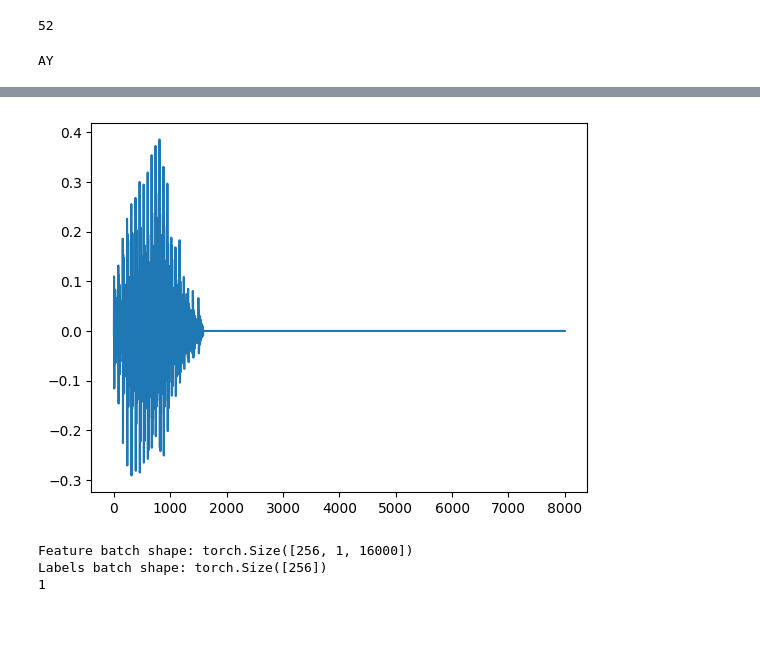
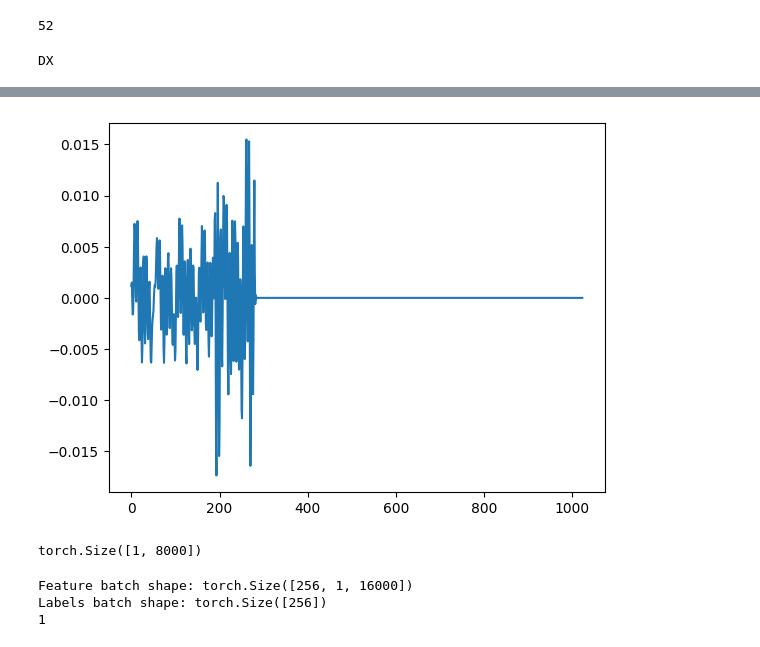
Before and after one commit to crazy-historian/runtime_speech_recognition, a Jupyter notebook: models/notebooks/m_model_under_the_hook.ipynb, the cells around one changed output, grey strips where cells are left out. Drawn from its saved outputs; the diff is of its cells as text; code cells hidden in the pictures.

```diff
--- a/models/notebooks/m_model_under_the_hook.ipynb
+++ b/models/notebooks/m_model_under_the_hook.ipynb
@@ -55,18 +55,24 @@ num_of_classes
 # %%
 transform = T.Resample(orig_freq=timit_framerate, new_freq=8000)
 transform_cpu = T.Resample(orig_freq=timit_framerate, new_freq=8000)
 
-item = 1
+item = 6
 timit_waveform = timit_dataset_train[item].data
 print(timit_dataset_train[item].label)
 
-transformed = transform(timit_waveform)
+chunk_size = 1024
+
+transformed = transform(timit_waveform)[..., :chunk_size]
 display(Audio(transformed.numpy(), rate=8000))
 plt.plot(transformed.t().numpy());
 # %% [output]
-AY
+DX
 [interactive output not drawn]
-[figure, old version]
+[figure, new version]
+# %%
+transformed[:1024].shape
+# %% [output]
+torch.Size([1, 8000])
 # %%
 def label_to_index(phone):
     return torch.tensor(labels.index(phone))
```
Also changed, not shown: parts of 5 cells of this notebook, 3 other files.
